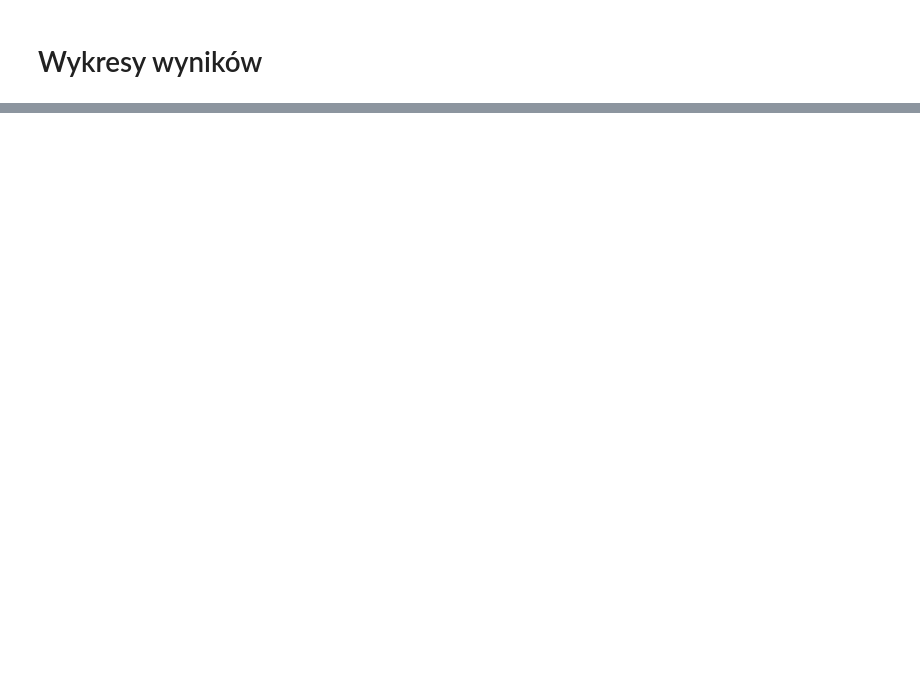
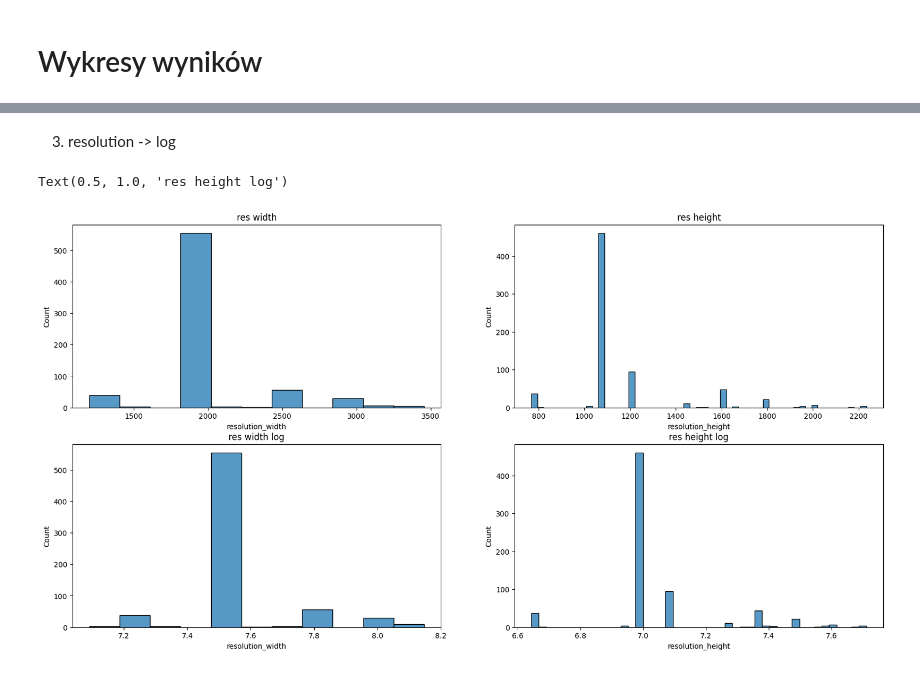
Before and after one commit to fantasy2fry/brand-laptops-clustering-ml, a Jupyter notebook: src/km2/Jan.ipynb, the cells around one changed output, grey strips where cells are left out. Drawn from its saved outputs; the diff is of its cells as text; code cells hidden in the pictures; blank space fills up the shorter version.

```diff
--- a/src/km2/Jan.ipynb
+++ b/src/km2/Jan.ipynb
@@ -401,0 +477,16 @@ plt.show()
+# %% [markdown]
+3. resolution -> log
+# %%
+figure,ax = plt.subplots(2,2,figsize=(20,10))
+ax = ax.flatten()
+sns.histplot((df1.resolution_width),ax=ax[0])
+sns.histplot((df1.resolution_height),ax=ax[1])
+sns.histplot(np.log(df1.resolution_width),ax=ax[2])
+sns.histplot(np.log(df1.resolution_height),ax=ax[3])
+ax[0].set_title("res width")
+ax[1].set_title("res height")
+ax[2].set_title("res width log")
+ax[3].set_title("res height log")
+# %% [output]
+Text(0.5, 1.0, 'res height log')
+[figure, added]
```
Also changed, not shown: parts of 20 cells of this notebook.
